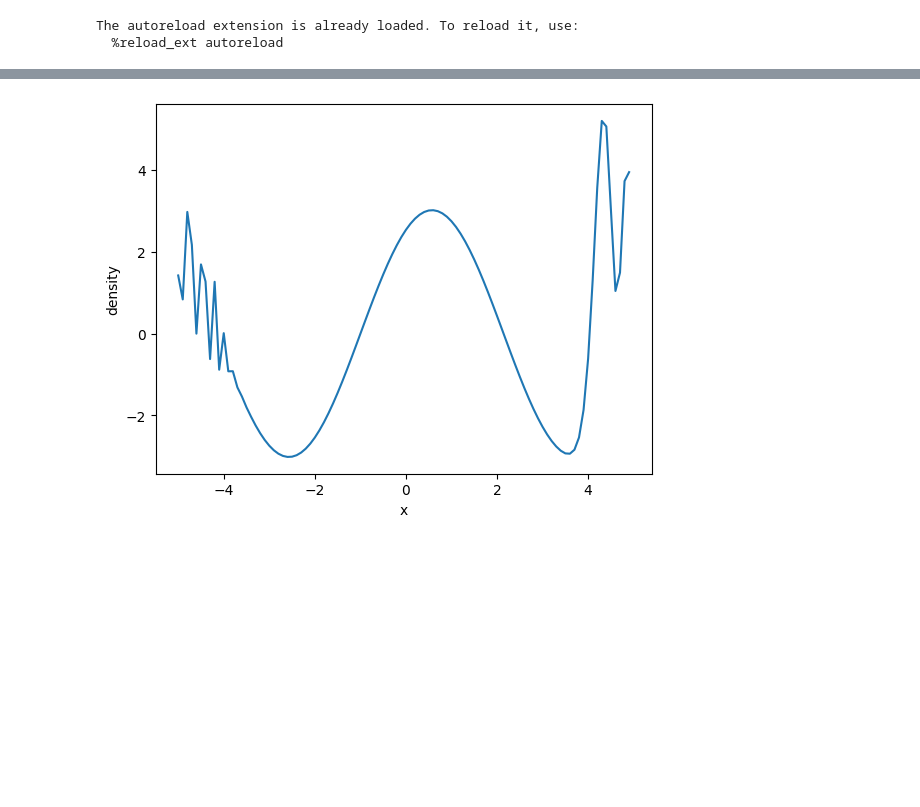
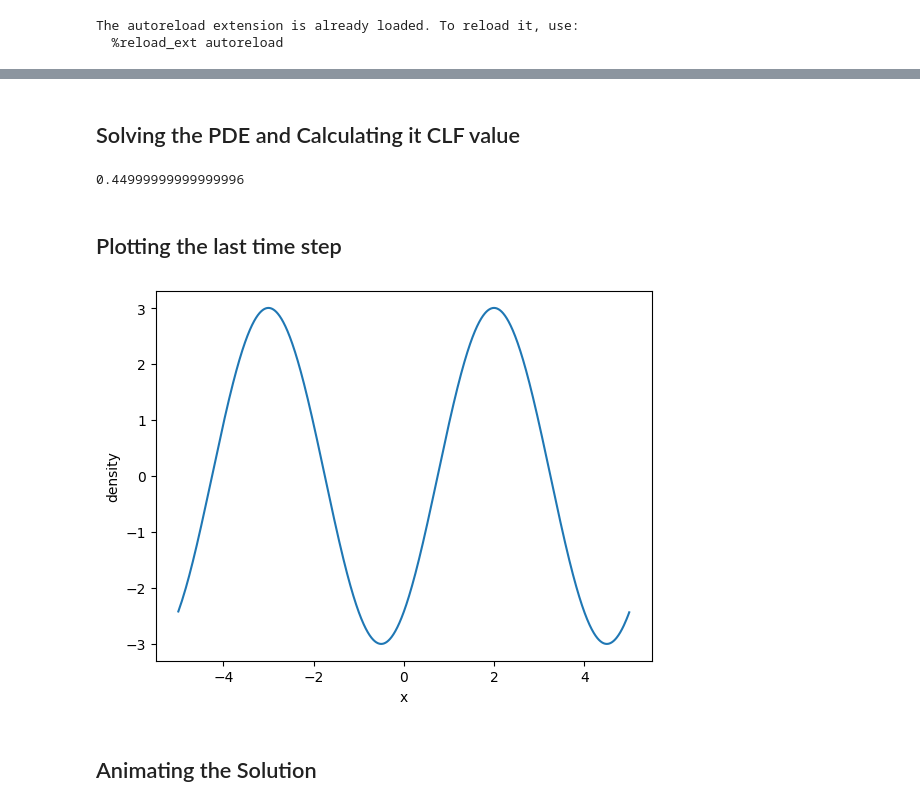
Before and after one commit to Louis-Finegan/Convection-Diffusion-Models-Finite-Difference-Method-Python3, a Jupyter notebook: examples/convection.ipynb, the cells around one changed output, grey strips where cells are left out. Cells and saved outputs as stored; diff of their text form; code cells hidden in the pictures; blank space fills up the shorter version.

```diff
--- a/examples/convection.ipynb
+++ b/examples/convection.ipynb
@@ -16,20 +18,22 @@ import diffuconpy as dc
 # %%
 # Numbers of space and time steps
 Nt = 250
-Nx = 200
+Nx = 1500
 
 # Space and time step size
-dt = 0.1
-dx = 0.1
+dt = 1/Nt
+dx = (5-(-5))/Nx
 
 # Convection Coefficient
-convection = -0.1
+convection = 0.75
 
 # Setting up the initial condition
 x = np.arange(-5, 5, dx)
 
 #init = 2*(1/np.sqrt(0.01*2*np.pi))*np.exp(-(1/2)*((x**2)/2))
-init = 3*np.sin(x)
+init = 3*np.sin(((2*np.pi)/5)*x)
+# %% [markdown]
+## Solving the PDE and Calculating it CLF value
 # %%
 # Solving the diffusion equation
 def solve(Nt, Nx, dt, dx, convection, init):
@@ -39,15 +43,25 @@ def solve(Nt, Nx, dt, dx, convection, init):
     return model.solution
 # %%
 density = solve(Nt, Nx, dt, dx, convection, init)
+
+CLF = np.abs(convection*(dt/dx))
+
+print(CLF)
+# %% [output]
+0.44999999999999996
+# %% [markdown]
+## Plotting the last time step
 # %%
-# Plotting the 100th time step state
+# Plotting the Nt-1 th time step state
 plt.figure(0)
-plt.plot(x, density[100])
+plt.plot(x, density[Nt-1])
 plt.xlabel('x')
 plt.ylabel('density')
 plt.show()
 # %% [output]
-[figure, old version]
+[figure, new version]
+# %% [markdown]
+## Animating the Solution
 # %%
 # Animates the convection model in 1 dimension
 def animation_(solution, X, fps, frn, filename):
```
Also changed, not shown: parts of 2 cells of this notebook, 2 other files.
